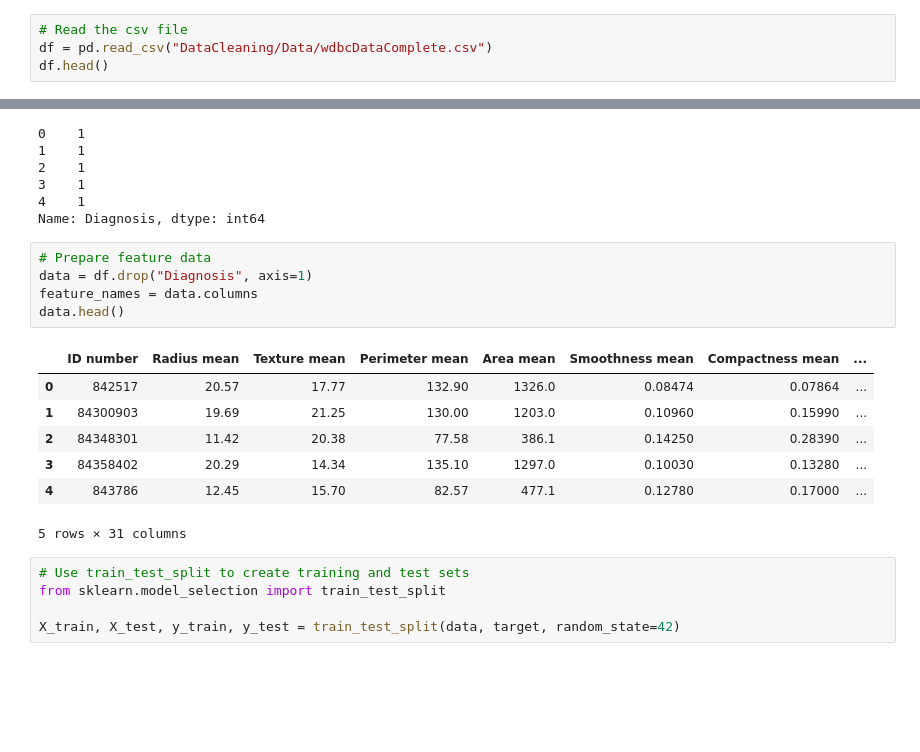
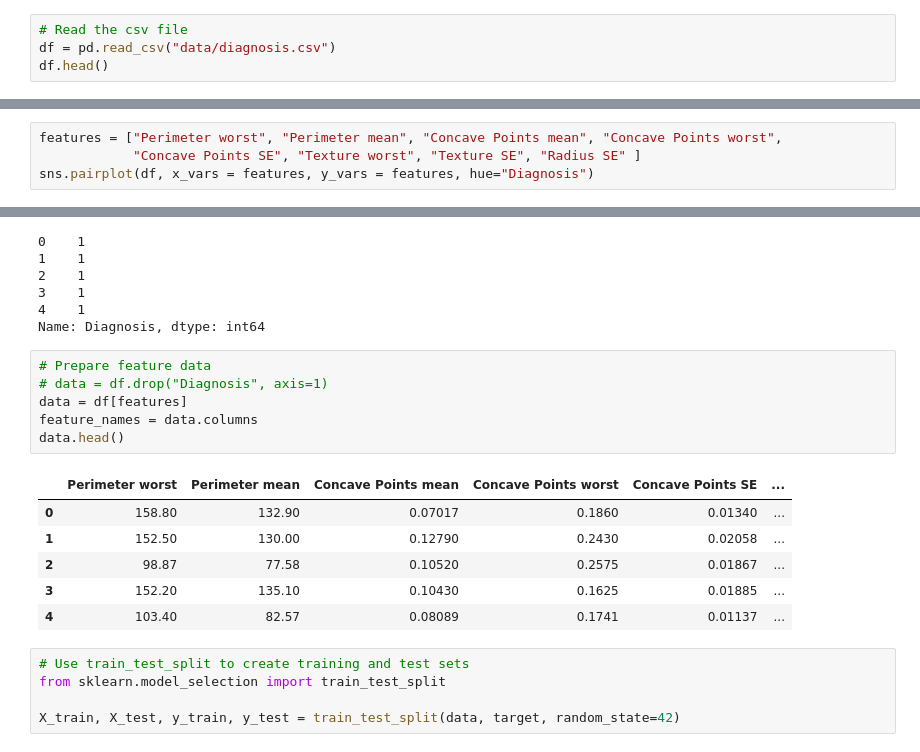
Before and after one commit to sharonsu94/breast-cancer-prediction, a Jupyter notebook: ML.ipynb, the cells around one changed output, grey strips where cells are left out. Drawn from its saved outputs; the diff is of its cells as text; blank space fills up the shorter version.

```diff
--- a/ML.ipynb
+++ b/ML.ipynb
@@ -5,6 +9,6 @@ import matplotlib.pyplot as plt
 # %%
 # Read the csv file
-df = pd.read_csv("DataCleaning/Data/wdbcDataComplete.csv")
+df = pd.read_csv("data/diagnosis.csv")
 df.head()
 # %% [output]
 |  | ID number | Diagnosis | Radius mean | Texture mean | Perimeter mean | Area mean | Smoothness mean | ... |
@@ -27,3 +31,7 @@ Index(['ID number', 'Diagnosis', 'Radius mean', 'Texture mean',
        'Smoothness worst', 'Compactness worst', 'Concavity worst',
        'Concave Points worst', 'Symmetry worst', 'Fractal Dimension worst'],
       dtype='object')
+# %%
+features = ["Perimeter worst", "Perimeter mean", "Concave Points mean", "Concave Points worst",
+            "Concave Points SE", "Texture worst", "Texture SE", "Radius SE" ]
+sns.pairplot(df, x_vars = features, y_vars = features, hue="Diagnosis")
@@ -42,17 +53,17 @@ target.head()
 Name: Diagnosis, dtype: int64
 # %%
 # Prepare feature data
-data = df.drop("Diagnosis", axis=1)
+# data = df.drop("Diagnosis", axis=1)
+data = df[features]
 feature_names = data.columns
 data.head()
 # %% [output]
-|  | ID number | Radius mean | Texture mean | Perimeter mean | Area mean | Smoothness mean | Compactness mean | ... |
-| 0 | 842517 | 20.57 | 17.77 | 132.90 | 1326.0 | 0.08474 | 0.07864 | ... |
-| 1 | 84300903 | 19.69 | 21.25 | 130.00 | 1203.0 | 0.10960 | 0.15990 | ... |
-| 2 | 84348301 | 11.42 | 20.38 | 77.58 | 386.1 | 0.14250 | 0.28390 | ... |
-| 3 | 84358402 | 20.29 | 14.34 | 135.10 | 1297.0 | 0.10030 | 0.13280 | ... |
-| 4 | 843786 | 12.45 | 15.70 | 82.57 | 477.1 | 0.12780 | 0.17000 | ... |
+|  | Perimeter worst | Perimeter mean | Concave Points mean | Concave Points worst | Concave Points SE | ... |
+| 0 | 158.80 | 132.90 | 0.07017 | 0.1860 | 0.01340 | ... |
+| 1 | 152.50 | 130.00 | 0.12790 | 0.2430 | 0.02058 | ... |
+| 2 | 98.87 | 77.58 | 0.10520 | 0.2575 | 0.01867 | ... |
+| 3 | 152.20 | 135.10 | 0.10430 | 0.1625 | 0.01885 | ... |
+| 4 | 103.40 | 82.57 | 0.08089 | 0.1741 | 0.01137 | ... |
-5 rows × 31 columns
 # %%
 # Use train_test_split to create training and test sets
 from sklearn.model_selection import train_test_split
```
Also changed, not shown: parts of 23 cells of this notebook.
